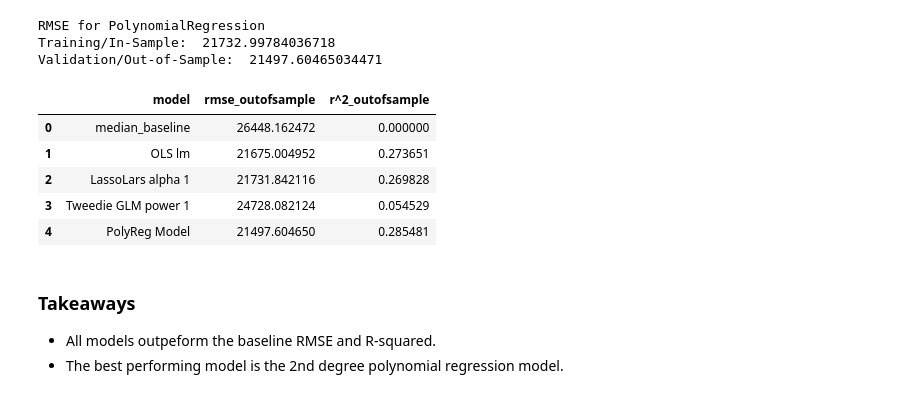
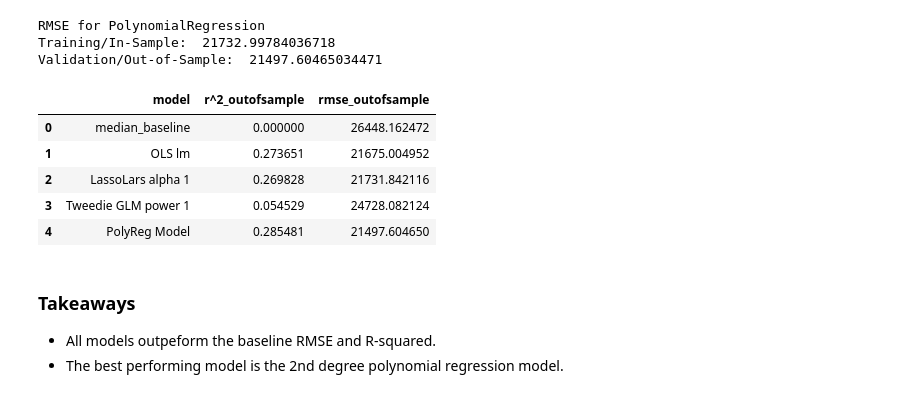
Before and after one commit to Texas-Government-Employee-Salaries/Predicting-Salaries, a Jupyter notebook: final_notebook.ipynb, the cells around one changed output. Cells and saved outputs as stored; diff of their text form; code cells hidden in the pictures.

```diff
--- a/final_notebook.ipynb
+++ b/final_notebook.ipynb
@@ -1194,9 +1196,6 @@ Based on our model the regression equation would be:
 
 annual_salary = 62716.403318979035 + (-3772.933931)`is_female` + (-11926.330569)`is_hispanic` + (-14126.910841)`is_black` + (5033.548977)`is_BIPOC` + (67465.103317)`is_director` + (16918.650060)`is_unclassified` + (-16602.710772)`is_parttime` + (-10964.565648)`0-5_years` + (-3533.525523)`5-10_years` + (7414.308224)`>20_years`
 # %%
-# add model's performance to metric df
-metric_df = metric_df.append(
-    {
-    'model': 'OLS lm',
-    'rmse_outofsample': rmse_validate,
-        'r^2_outofsample': explained_variance_score(y_validate.annual_salary, y_validate.sal_pred_lm)}, ignore_index=True)
+# add model to metrics df
+
+metrics_df = m.get_metrics(metrics_df, 'OLS lm',rmse_validate,explained_variance_score(y_validate.annual_salary, y_validate.sal_pred_lm))
@@ -1324,20 +1328,18 @@ RMSE for PolynomialRegression
 Training/In-Sample:  21732.99784036718
 Validation/Out-of-Sample:  21497.60465034471
 # %%
-# add model to metric df
-metric_df = metric_df.append(
-    {
-    'model': 'PolyReg Model',
-    'rmse_outofsample': rmse_validate,
-    'r^2_outofsample': explained_variance_score(y_validate.annual_salary, y_validate.sal_pred_pm)}, ignore_index=True)
-metric_df
+# add model to metrics df
+
+metrics_df = m.get_metrics(metrics_df, 'PolyReg Model',rmse_validate,explained_variance_score(y_validate.annual_salary, y_validate.sal_pred_pm))
-# %% [output]
-|  | model | rmse_outofsample | r^2_outofsample |
-| 0 | median_baseline | 26448.162472 | 0.000000 |
-| 1 | OLS lm | 21675.004952 | 0.273651 |
-| 2 | LassoLars alpha 1 | 21731.842116 | 0.269828 |
-| 3 | Tweedie GLM power 1 | 24728.082124 | 0.054529 |
-| 4 | PolyReg Model | 21497.604650 | 0.285481 |
+# %%
+metrics_df
+# %% [output]
+|  | model | r^2_outofsample | rmse_outofsample |
+| 0 | median_baseline | 0.000000 | 26448.162472 |
+| 1 | OLS lm | 0.273651 | 21675.004952 |
+| 2 | LassoLars alpha 1 | 0.269828 | 21731.842116 |
+| 3 | Tweedie GLM power 1 | 0.054529 | 24728.082124 |
+| 4 | PolyReg Model | 0.285481 | 21497.604650 |
 # %% [markdown]
 ### Takeaways
 
```
Also changed, not shown: parts of 16 cells of this notebook.
